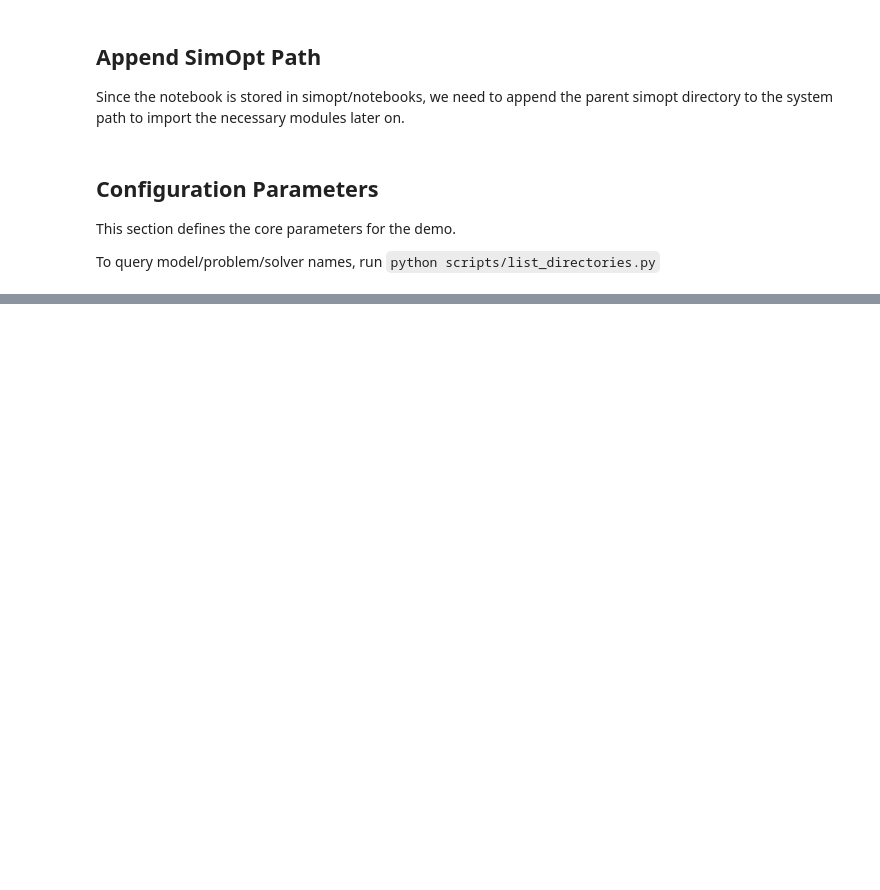
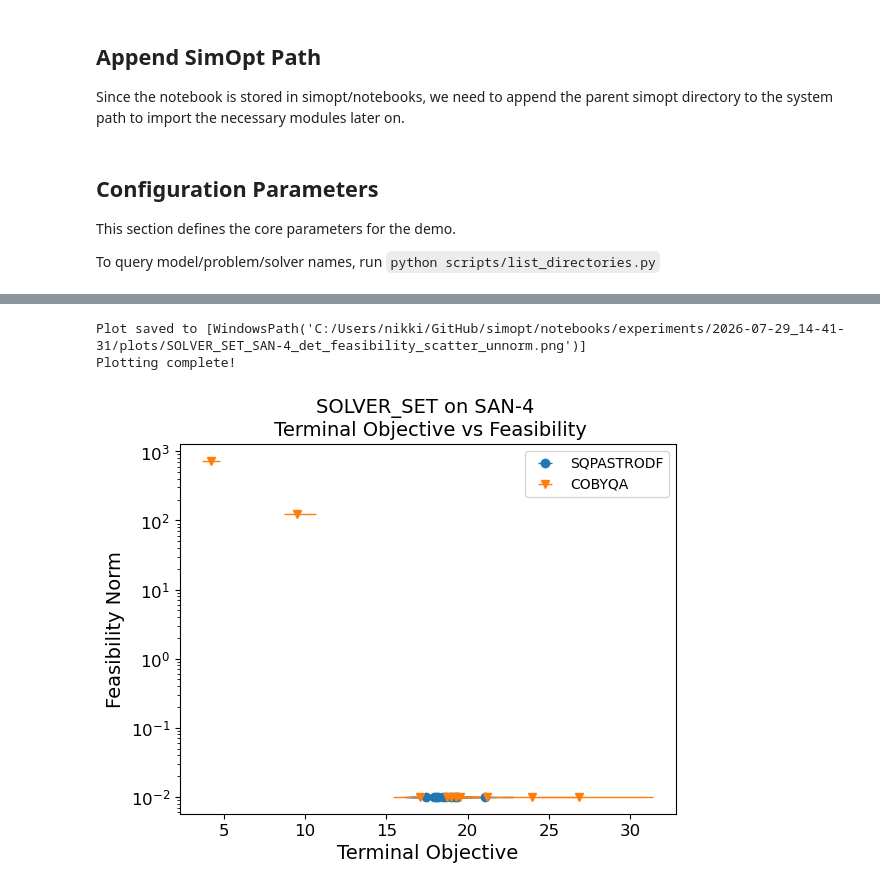
Before and after one commit to simopt-admin/simopt, a Jupyter notebook: notebooks/astro_testing.ipynb, the cells around one changed output, grey strips where cells are left out. Saved outputs shown, nothing was run; the diff lists cells and outputs as text; code cells hidden in the pictures; blank space fills up the shorter version.

```diff
--- a/notebooks/astro_testing.ipynb
+++ b/notebooks/astro_testing.ipynb
@@ -230,16 +240,3 @@ print("Plotting complete!")
-# %%
-def _print_path(plot_path: list[Path]) -> None:
-    print(f"Plot saved to {plot_path!s}")
-
-
-_print_path(
-    plot_det_feasibility(
-        experiments=mymetaexperiment.experiments,
-        sym_log=True, log_base = 10, score_type = "norm"
-    )
-)
-
-print("Plotting complete!")
 # %%
 def _print_path(plot_path: list[Path]) -> None:
     print(f"Plot saved to {plot_path!s}")
@@ -260,41 +261,25 @@ print("Plotting complete!")
-# %%
-def _print_path(plot_path: list[Path]) -> None:
-    print(f"Plot saved to {plot_path!s}")
-
-
-_print_path(
-    plot_det_feasibility(
-        experiments=mymetaexperiment.experiments, log_scale = True, score_type = "objective", feas_tol = 1e-2
-    )
-)
-
-print("Plotting complete!")
-# %%
-def _print_path(plot_path: list[Path]) -> None:
-    print(f"Plot saved to {plot_path!s}")
-
-
-_print_path(
-    plot_det_feasibility(
-        experiments=mymetaexperiment.experiments, log_scale = False, score_type = "value", feas_tol = 1e-2,  save_as_pickle = True,
-    )
-)
-
-print("Plotting complete!")
 # %%
 def _print_path(plot_path: list[Path]) -> None:
     print(f"Plot saved to {plot_path!s}")
 
 
 _print_path(
     plot_det_terminal_feasibility(
-        experiments=mymetaexperiment.experiments, all_in_one = True, plot_conf_ints = False, score_type = "norm",
+        experiments=mymetaexperiment.experiments, all_in_one = True, plot_conf_ints = True, score_type = "norm",
+        feas_tol = 1e-2,
         log_scale = True,
         sym_log= False,
+        floor_feas=True,
+        plot_zero = False,
+        save_as_pickle=True
     )
 )
 
 print("Plotting complete!")
+# %% [output]
+Plot saved to [WindowsPath('C:/Users/nikki/GitHub/simopt/notebooks/experiments/2026-07-29_14-41-31/plots/SOLVER_SET_SAN-4_det_feasibility_scatter_unnorm.png')]
+Plotting complete!
+[figure, added]
 # %%
 def _print_path(plot_path: list[Path]) -> None:
     print(f"Plot saved to {plot_path!s}")
```
Also changed, not shown: parts of 10 cells of this notebook, 6 other files.
